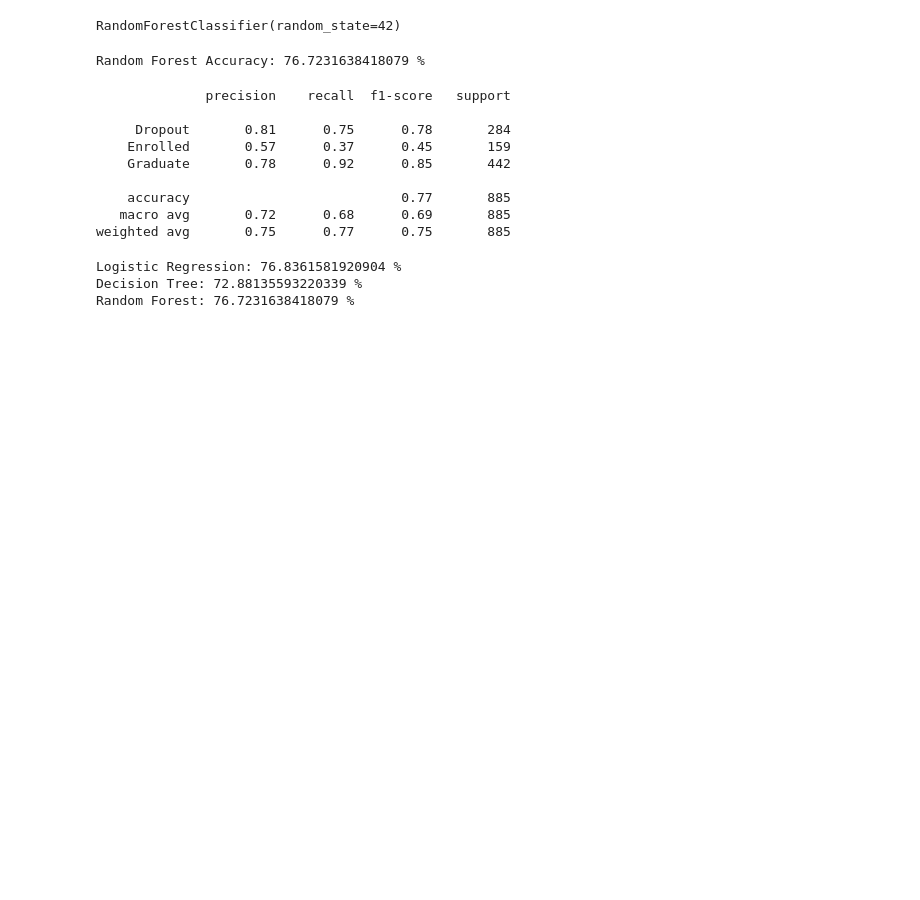
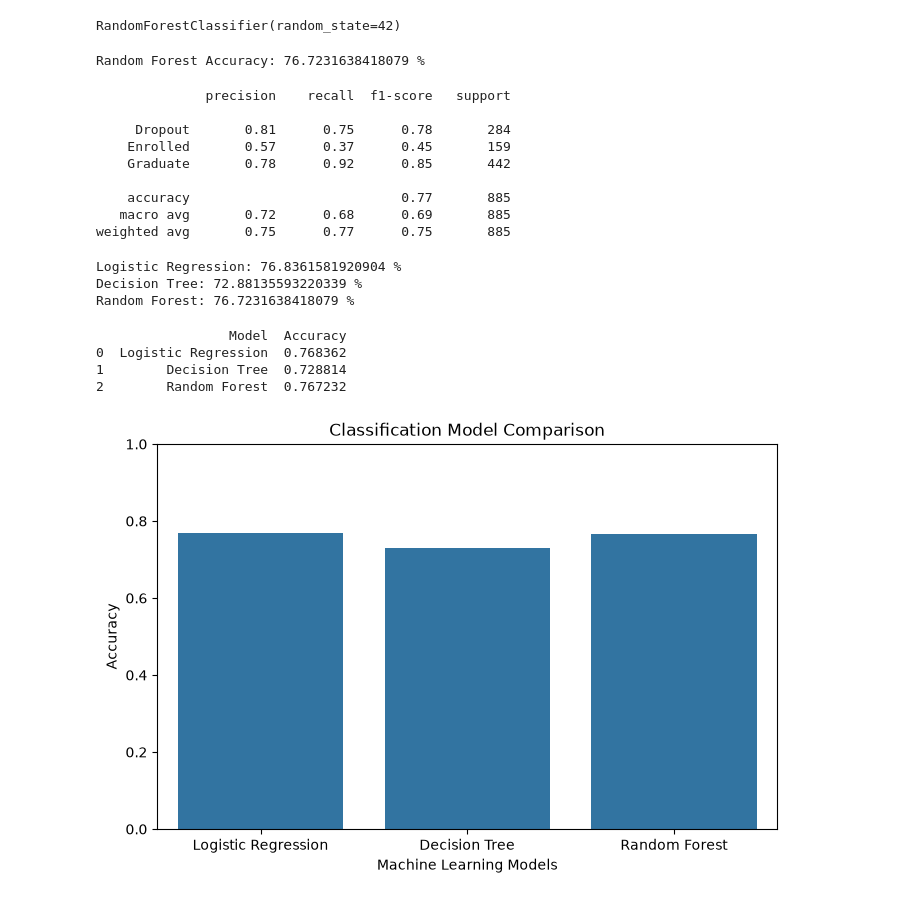
Before and after one commit to DLDevL/student-academic-outcome-analysis, a Jupyter notebook: Student_Academic_Outcome_Analysis.ipynb, the cells around one changed output. Saved outputs shown, nothing was run; the diff lists cells and outputs as text; code cells hidden in the pictures; blank space fills up the shorter version.

Commit message:
Comparison b/w LR,DT,RF

```diff
--- a/Student_Academic_Outcome_Analysis.ipynb
+++ b/Student_Academic_Outcome_Analysis.ipynb
@@ -485,3 +485,36 @@ print("Random Forest:", rf_accuracy * 100, "%")
 Logistic Regression: 76.8361581920904 %
 Decision Tree: 72.88135593220339 %
 Random Forest: 76.7231638418079 %
+# %%
+results = pd.DataFrame({
+    "Model": [
+        "Logistic Regression",
+        "Decision Tree",
+        "Random Forest"
+    ],
+    "Accuracy": [
+        accuracy,
+        dt_accuracy,
+        rf_accuracy
+    ]
+})
+
+print(results)
+# %% [output]
+                 Model  Accuracy
+0  Logistic Regression  0.768362
+1        Decision Tree  0.728814
+2        Random Forest  0.767232
+# %%
+plt.figure(figsize=(8, 5))
+
+sns.barplot(data=results, x="Model", y="Accuracy")
+
+plt.title("Classification Model Comparison")
+plt.xlabel("Machine Learning Models")
+plt.ylabel("Accuracy")
+
+plt.ylim(0, 1)
+plt.show()
+# %% [output]
+[figure, added]
```
